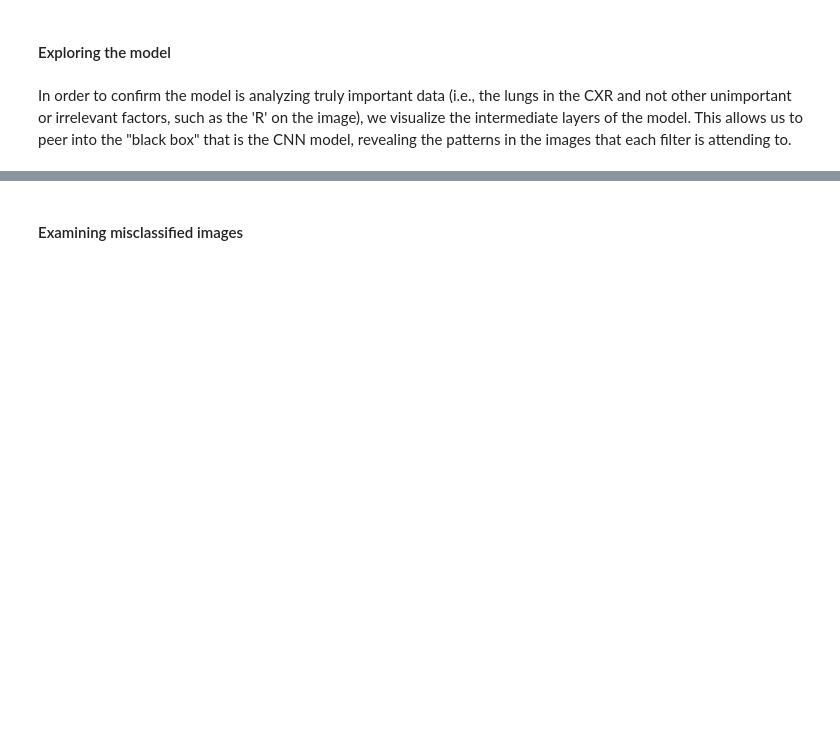
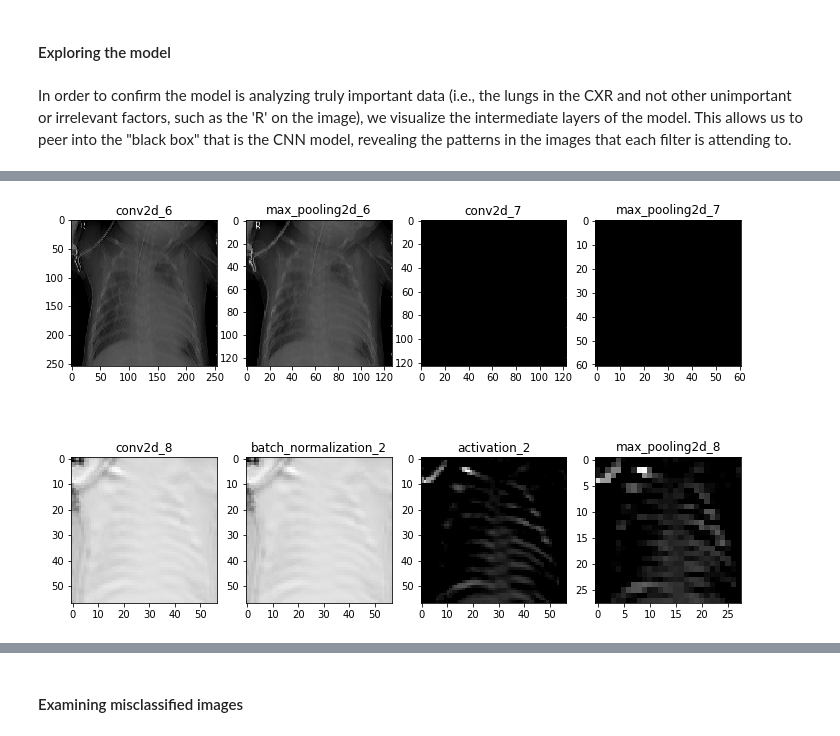
Before and after one commit to ericdnbn/image_classifier_pneumonia, a Jupyter notebook: final_notebook.ipynb, the cells around one changed output, grey strips where cells are left out. Cells and saved outputs as stored; diff of their text form; code cells hidden in the pictures; blank space fills up the shorter version.

```diff
--- a/final_notebook.ipynb
+++ b/final_notebook.ipynb
@@ -489,0 +586,18 @@ In order to confirm the model is analyzing truly important data (i.e., the lungs
+# %%
+# Returns an array for each activation layer
+fig, axes = plt.subplots(2,4, figsize=(12,8))
+
+layer_names = []
+for layer in final_model.layers[:8]:
+    layer_names.append(layer.name)
+
+for i in range(8):
+    row = i//4
+    column = i%4
+    ax = axes[row, column]
+    cur_layer = activations[i]
+    ax.matshow(cur_layer[0, :, :, 30], cmap='gray')
+    ax.xaxis.set_ticks_position('bottom')
+    ax.set_title(layer_names[i])
+# %% [output]
+[figure, added]
```
Also changed, not shown: parts of 13 cells of this notebook, 1 other file.
